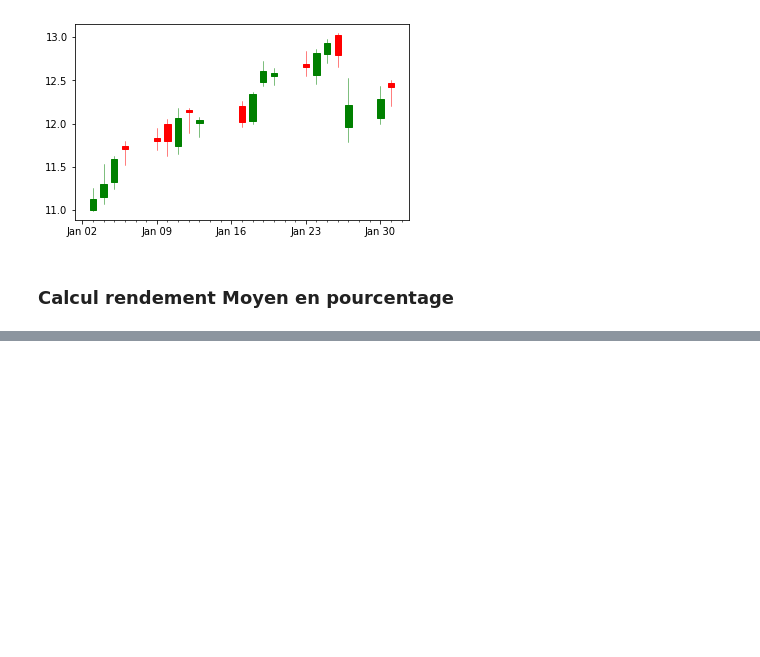
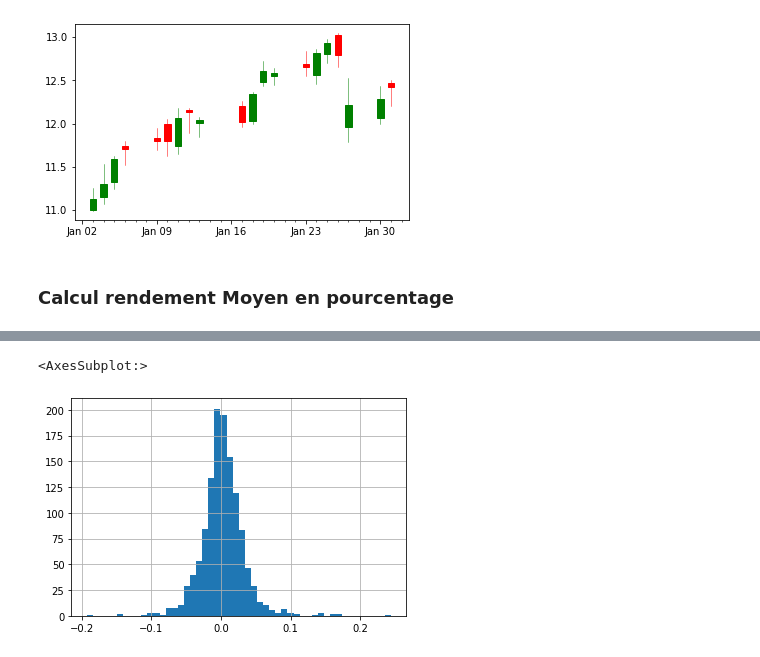
Before and after one commit to micka-sudo/analyse_bourse, a Jupyter notebook: analyse_tesla.ipynb, the cells around one changed output, grey strips where cells are left out. Saved outputs shown, nothing was run; the diff lists cells and outputs as text; code cells hidden in the pictures; blank space fills up the shorter version.

```diff
--- a/analyse_tesla.ipynb
+++ b/analyse_tesla.ipynb
@@ -203,0 +226,5 @@ ford['returns'] = tesla['Close'].pct_change(1)
+# %%
+tesla['returns'].hist(bins=50)
+# %% [output]
+<AxesSubplot:>
+[figure, added]
```
Also changed, not shown: parts of 12 cells of this notebook.
